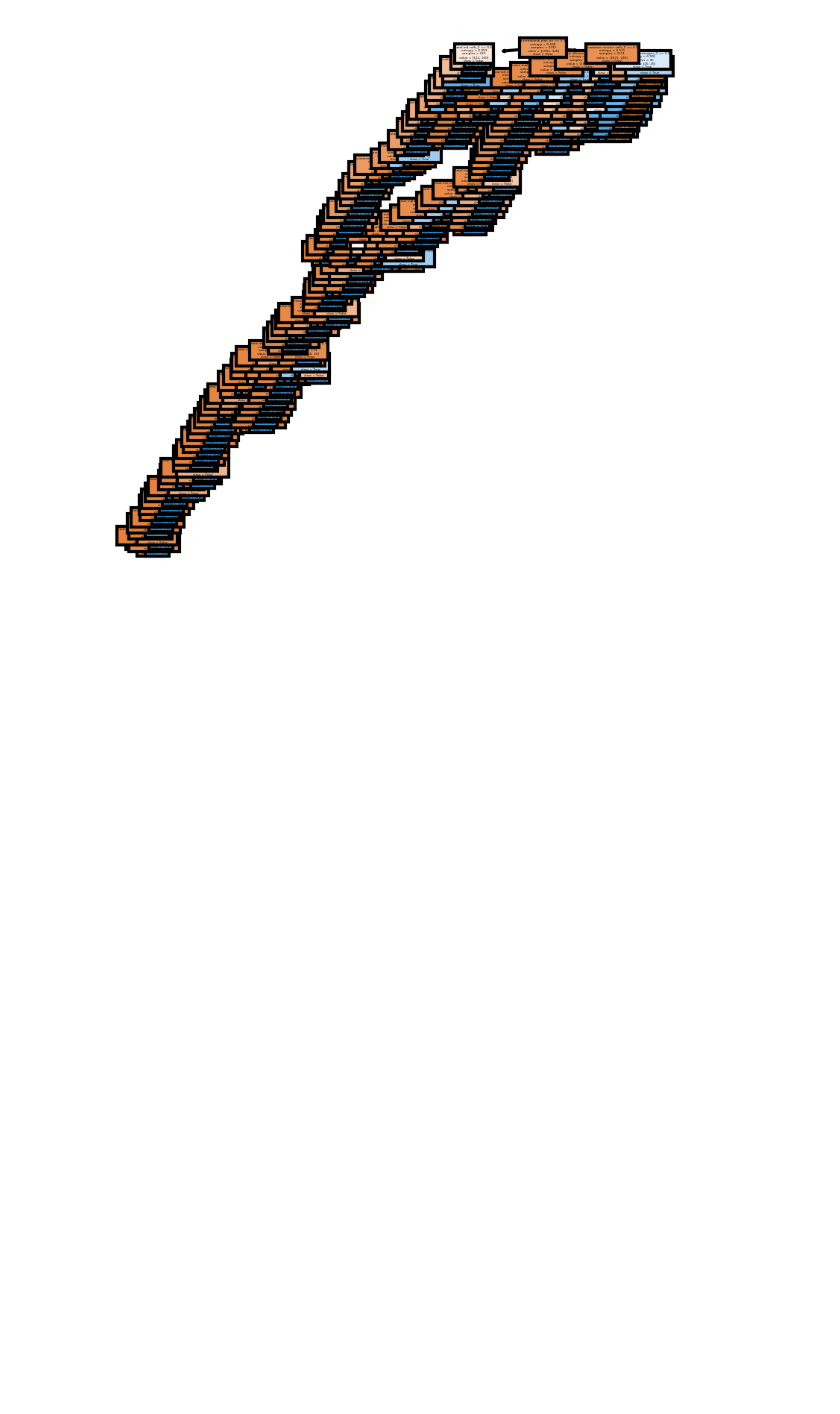
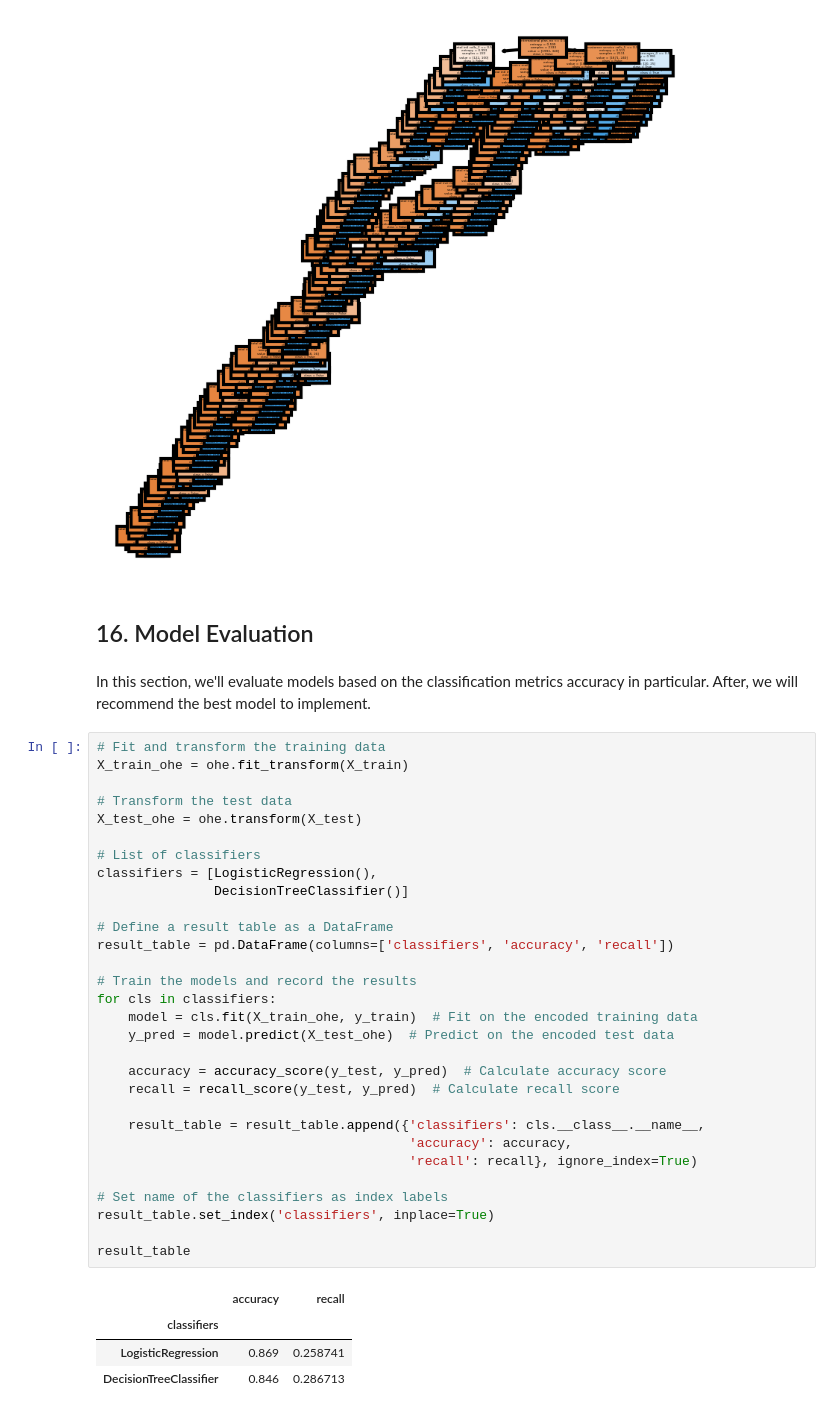
Before and after one commit to Collins-Opiyo/SyriaTelco_Collins_repo-, a Jupyter notebook: index.ipynb, the cells around one changed output. Drawn from its saved outputs; the diff is of its cells as text; blank space fills up the shorter version.

Commit message:
on comparing the two models, its better to use logistic regression

```diff
--- a/index.ipynb
+++ b/index.ipynb
@@ -1825,3 +1825,42 @@ tree.plot_tree(clf,
 plt.show()
 # %% [output]
 [figure]
+# %% [markdown]
+## 16. Model Evaluation
+# %% [markdown]
+In this section, we'll evaluate models based on the classification metrics accuracy in particular. After, we will recommend the best model to implement.
+# %%
+# Fit and transform the training data
+X_train_ohe = ohe.fit_transform(X_train)
+
+# Transform the test data
+X_test_ohe = ohe.transform(X_test)
+
+# List of classifiers
+classifiers = [LogisticRegression(),
+               DecisionTreeClassifier()]
+
+# Define a result table as a DataFrame
+result_table = pd.DataFrame(columns=['classifiers', 'accuracy', 'recall'])
+
+# Train the models and record the results
+for cls in classifiers:
+    model = cls.fit(X_train_ohe, y_train)  # Fit on the encoded training data
+    y_pred = model.predict(X_test_ohe)  # Predict on the encoded test data
+
+    accuracy = accuracy_score(y_test, y_pred)  # Calculate accuracy score
+    recall = recall_score(y_test, y_pred)  # Calculate recall score
+
+    result_table = result_table.append({'classifiers': cls.__class__.__name__,
+                                        'accuracy': accuracy,
+                                        'recall': recall}, ignore_index=True)
+
+# Set name of the classifiers as index labels
+result_table.set_index('classifiers', inplace=True)
+
+result_table
+# %% [output]
+|  | accuracy | recall |
+| classifiers |  |  |
+| LogisticRegression | 0.869 | 0.258741 |
+| DecisionTreeClassifier | 0.846 | 0.286713 |
```
